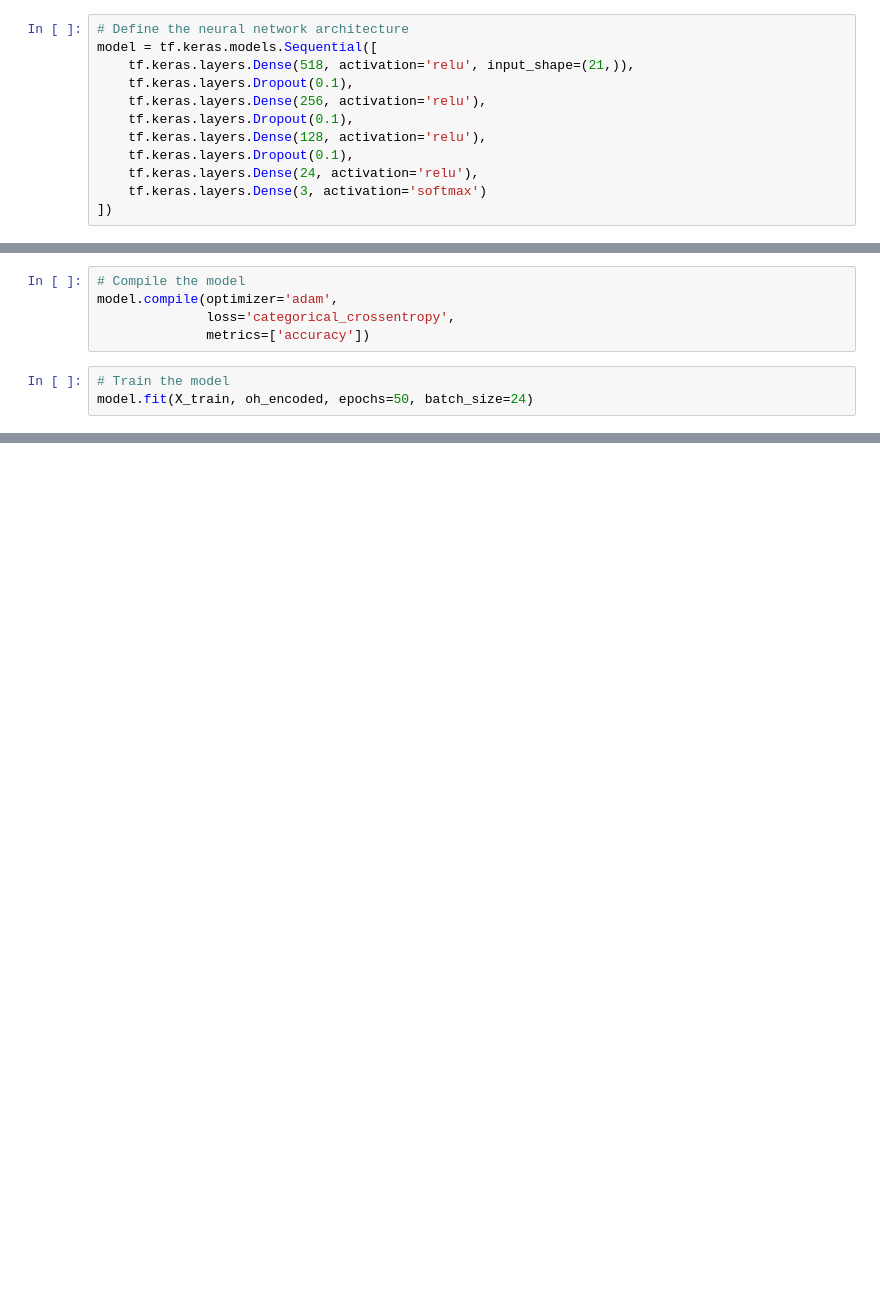
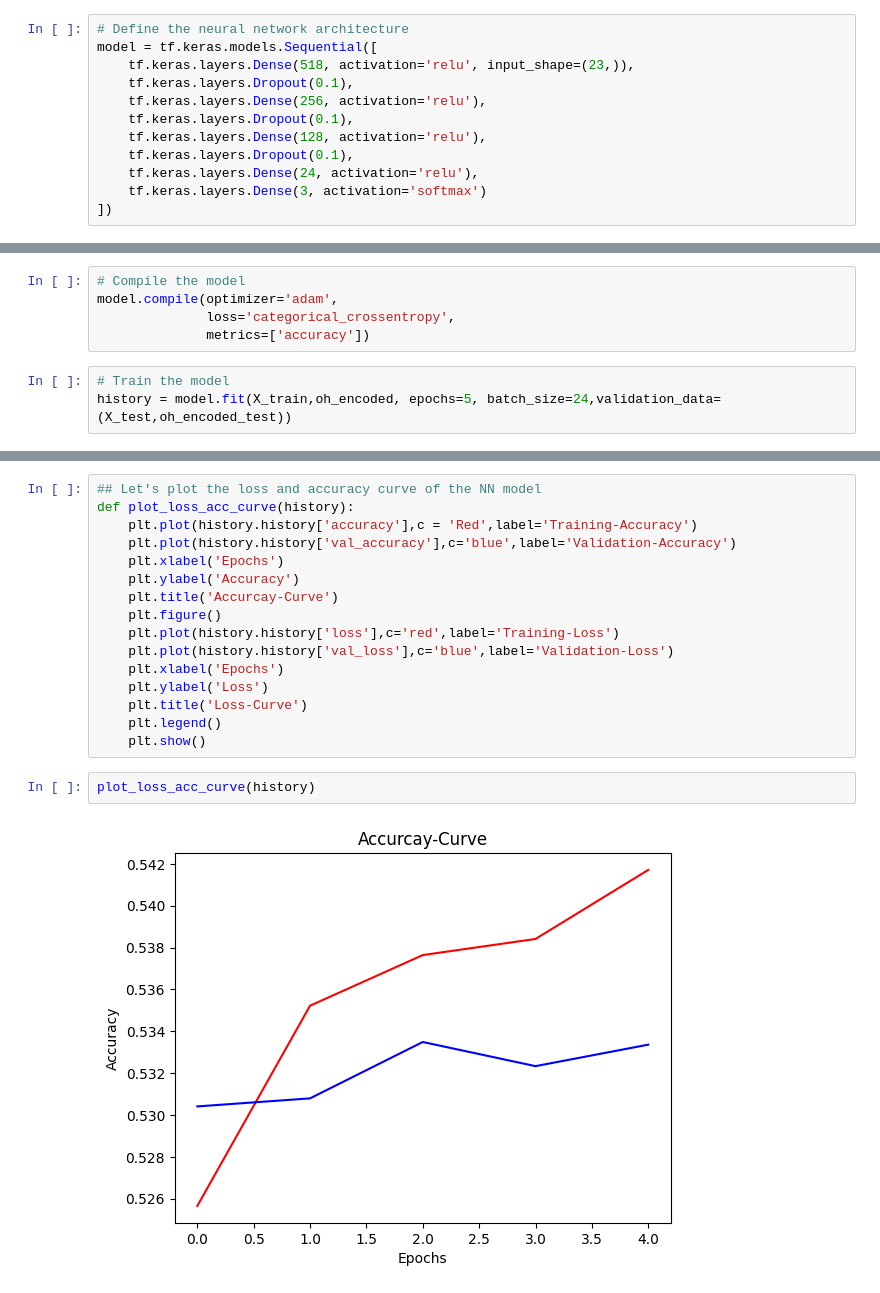
Before and after one commit to ravi7522/Football-Prediction, a Jupyter notebook: football_prediction.ipynb, the cells around one changed output, grey strips where cells are left out. Cells and saved outputs as stored; diff of their text form; blank space fills up the shorter version.

Commit message:
Added Loss and Accuracy Curve, Hyperparameter Tuning
Added a loss and accuracy curve for the training and validation data.
Also, the model was overfitting with 50 epochs. I reduced it to 5.

```diff
--- a/football_prediction.ipynb
+++ b/football_prediction.ipynb
@@ -508,7 +525,7 @@ oh_encoded_test = oh_encoded_test.toarray()
 # %%
 # Define the neural network architecture
 model = tf.keras.models.Sequential([
-    tf.keras.layers.Dense(518, activation='relu', input_shape=(21,)),
+    tf.keras.layers.Dense(518, activation='relu', input_shape=(23,)),
     tf.keras.layers.Dropout(0.1),
     tf.keras.layers.Dense(256, activation='relu'),
     tf.keras.layers.Dropout(0.1),
@@ -544,5 +561,5 @@ model.compile(optimizer='adam',
               metrics=['accuracy'])
 # %%
 # Train the model
-model.fit(X_train, oh_encoded, epochs=50, batch_size=24)
+history = model.fit(X_train,oh_encoded, epochs=5, batch_size=24,validation_data=(X_test,oh_encoded_test))
 # %% [output]
@@ -566,0 +576,20 @@ Epoch 50/50
+# %%
+## Let's plot the loss and accuracy curve of the NN model
+def plot_loss_acc_curve(history):
+    plt.plot(history.history['accuracy'],c = 'Red',label='Training-Accuracy')
+    plt.plot(history.history['val_accuracy'],c='blue',label='Validation-Accuracy')
+    plt.xlabel('Epochs')
+    plt.ylabel('Accuracy')
+    plt.title('Accurcay-Curve')
+    plt.figure()
+    plt.plot(history.history['loss'],c='red',label='Training-Loss')
+    plt.plot(history.history['val_loss'],c='blue',label='Validation-Loss')
+    plt.xlabel('Epochs')
+    plt.ylabel('Loss')
+    plt.title('Loss-Curve')
+    plt.legend()
+    plt.show()
+# %%
+plot_loss_acc_curve(history)
+# %% [output]
+[figure, added]
```
Also changed, not shown: parts of 43 cells of this notebook.
